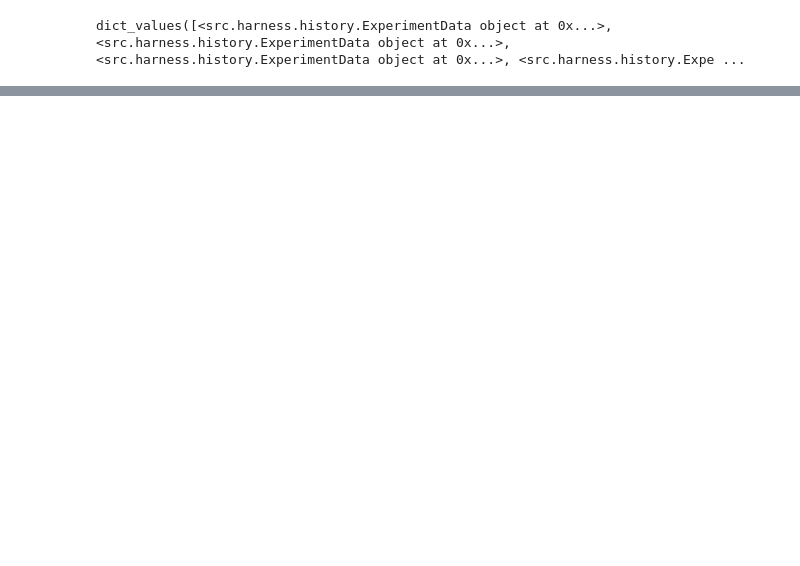
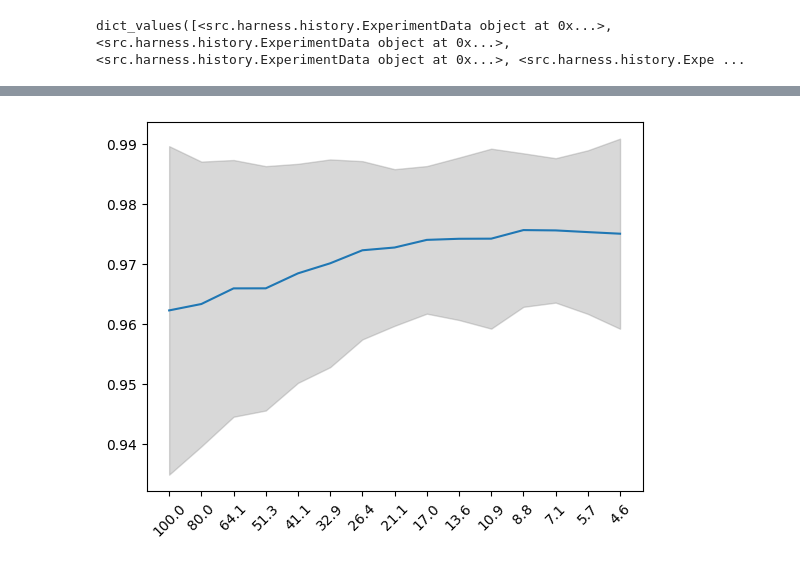
Before and after one commit to JBourds/lottery-tickets, a Jupyter notebook: plotting.ipynb, the cells around one changed output, grey strips where cells are left out. Cells and saved outputs as stored; diff of their text form; code cells hidden in the pictures; blank space fills up the shorter version.

Commit message:
added plotting code

```diff
--- a/plotting.ipynb
+++ b/plotting.ipynb
@@ -63,6 +32,5 @@ with open('experiment_sum.pkl','wb') as f:
 # %%
-new_sum =  history.ExperimentSummary()
-new_sum.load_from('experiment_sum.pkl')
+new_sum = history.ExperimentSummary.load_from('testing_experiment/experiment_summary.pkl')
 new_sum.experiments.values()
 # %% [output]
 dict_values([<src.harness.history.ExperimentData object at 0x...>, <src.harness.history.ExperimentData object at 0x...>, <src.harness.history.ExperimentData object at 0x...>, <src.harness.history.Expe ...
@@ -72,0 +166,25 @@ AttributeError: 'NoneType' object has no attribute 'append'
+# %%
+graph_sum = history.ExperimentSummary.load_from('testing_experiment/experiment_summary.pkl')
+# %%
+def create_graphs(data: history.ExperimentSummary, x_axis: callable, y_axis: callable, confidence = 0.95, num_samples = 26):
+  if confidence > 1 or confidence < 0:
+    raise ValueError('confidence must be between 0 and 1')
+  z_score = norm.ppf((1 + confidence) / 2)
+  x_data = data.aggregate_across_experiments(x_axis)
+  y_data = data.aggregate_across_experiments(y_axis)
+  y_std = data.aggregate_across_experiments(y_axis,np.std)
+
+  y_std = np.array(y_std)
+  x_data = ['%.1f' % x for x in x_data ]
+  x_labs = range(len(x_data))
+  confidence_interval = 1.96 * y_std  / np.sqrt(num_samples)
+
+  plt.plot(y_data)
+  plt.xticks(x_labs, x_data, rotation = 45)
+  plt.fill_between(range(len(y_data)), y_data - confidence_interval, y_data + confidence_interval, color = 'gray', alpha = 0.3, label = '95% CI')
+
+  plt.show()
+# %%
+create_graphs(graph_sum, graph_sum.get_sparcity,graph_sum.get_test_accuracy)
+# %% [output]
+[figure, added]
```
Also changed, not shown: parts of 13 cells of this notebook, 1 other file.
